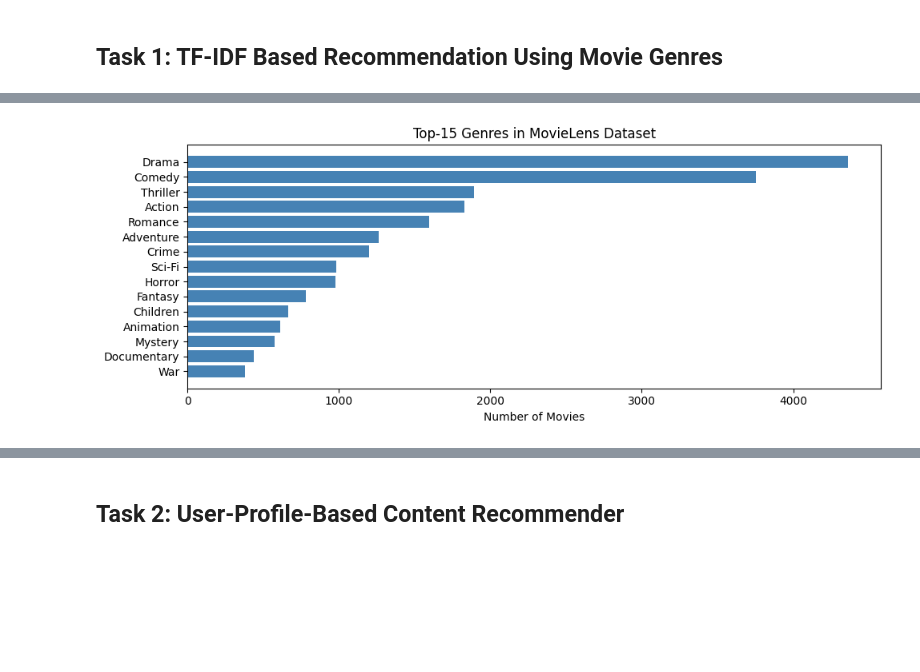
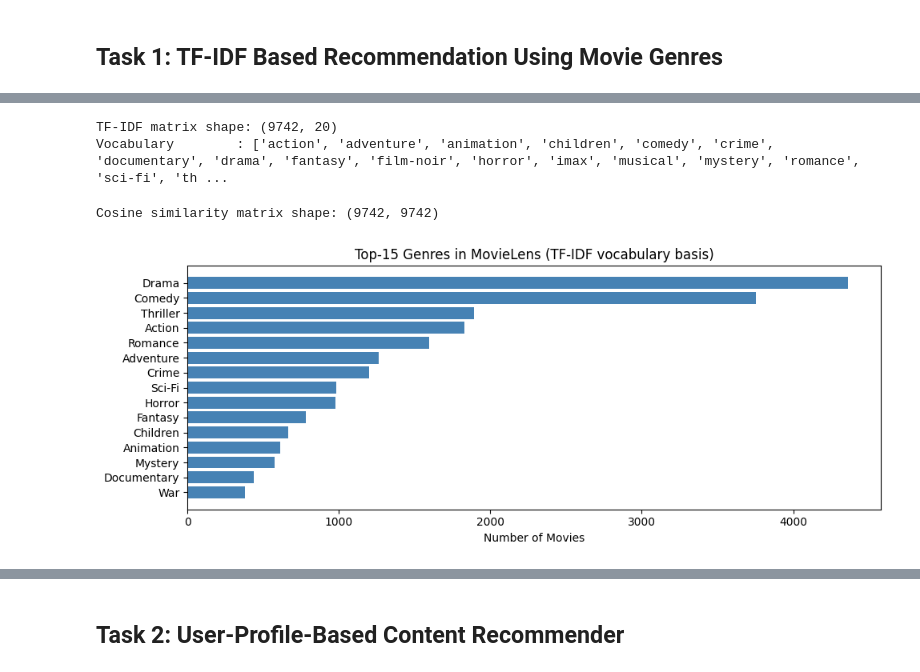
Before and after one commit to ashcrows/iitj_m25de1047_mlbd_Assignment03, a Jupyter notebook: notebook/Assignment_03.ipynb, the cells around one changed output, grey strips where cells are left out. Cells and saved outputs as stored; diff of their text form; code cells hidden in the pictures; blank space fills up the shorter version.

```diff
--- a/notebook/Assignment_03.ipynb
+++ b/notebook/Assignment_03.ipynb
@@ -346,18 +351,35 @@ only showing top 5 rows
+# %%
+# ── Step 2: Compute TF-IDF vectors using TfidfVectorizer from sklearn ────────
+# token_pattern includes hyphens to keep genres like 'Sci-Fi' as one token
+tfidf_vectorizer = TfidfVectorizer(
+    token_pattern=r"[A-Za-z\-]+",
+    min_df=1,
+)
+tfidf_matrix = tfidf_vectorizer.fit_transform(movies_local_pd["genre_str"])
+
+print("TF-IDF matrix shape:", tfidf_matrix.shape)
+print("Vocabulary        :", sorted(tfidf_vectorizer.vocabulary_.keys()))
+# %% [output]
+TF-IDF matrix shape: (9742, 20)
+Vocabulary        : ['action', 'adventure', 'animation', 'children', 'comedy', 'crime', 'documentary', 'drama', 'fantasy', 'film-noir', 'horror', 'imax', 'musical', 'mystery', 'romance', 'sci-fi', 'th ...
 # %%
-# ── Visualisation: Top-15 genres by movie count ───────────────────────────────
+# ── Step 3: Compute cosine similarity between all items (sklearn.metrics) ─────
+# linear_kernel on L2-normalised TF-IDF = cosine similarity, avoids re-normalising
+cosine_sim_matrix = linear_kernel(tfidf_matrix, tfidf_matrix)
+
+print("Cosine similarity matrix shape:", cosine_sim_matrix.shape)
+
+# ── Visualise genre distribution ─────────────────────────────────────────────
 genre_counts = (
     movies.withColumn("genre", F.explode(F.split("genres_clean", r"\|")))
     .groupBy("genre").count()
-    .orderBy(F.desc("count"))
-    .limit(15)
-    .toPandas()
+    .orderBy(F.desc("count")).limit(15).toPandas()
 )
-
 fig, ax = plt.subplots(figsize=(10, 4))
 ax.barh(genre_counts["genre"][::-1], genre_counts["count"][::-1], color="steelblue")
 ax.set_xlabel("Number of Movies")
-ax.set_title("Top-15 Genres in MovieLens Dataset")
-plt.tight_layout()
-plt.show()
+ax.set_title("Top-15 Genres in MovieLens (TF-IDF vocabulary basis)")
+plt.tight_layout(); plt.show()
 # %% [output]
+Cosine similarity matrix shape: (9742, 9742)
-[figure, old version]
+[figure, new version]
```
Also changed, not shown: parts of 33 cells of this notebook, 1 other file.
